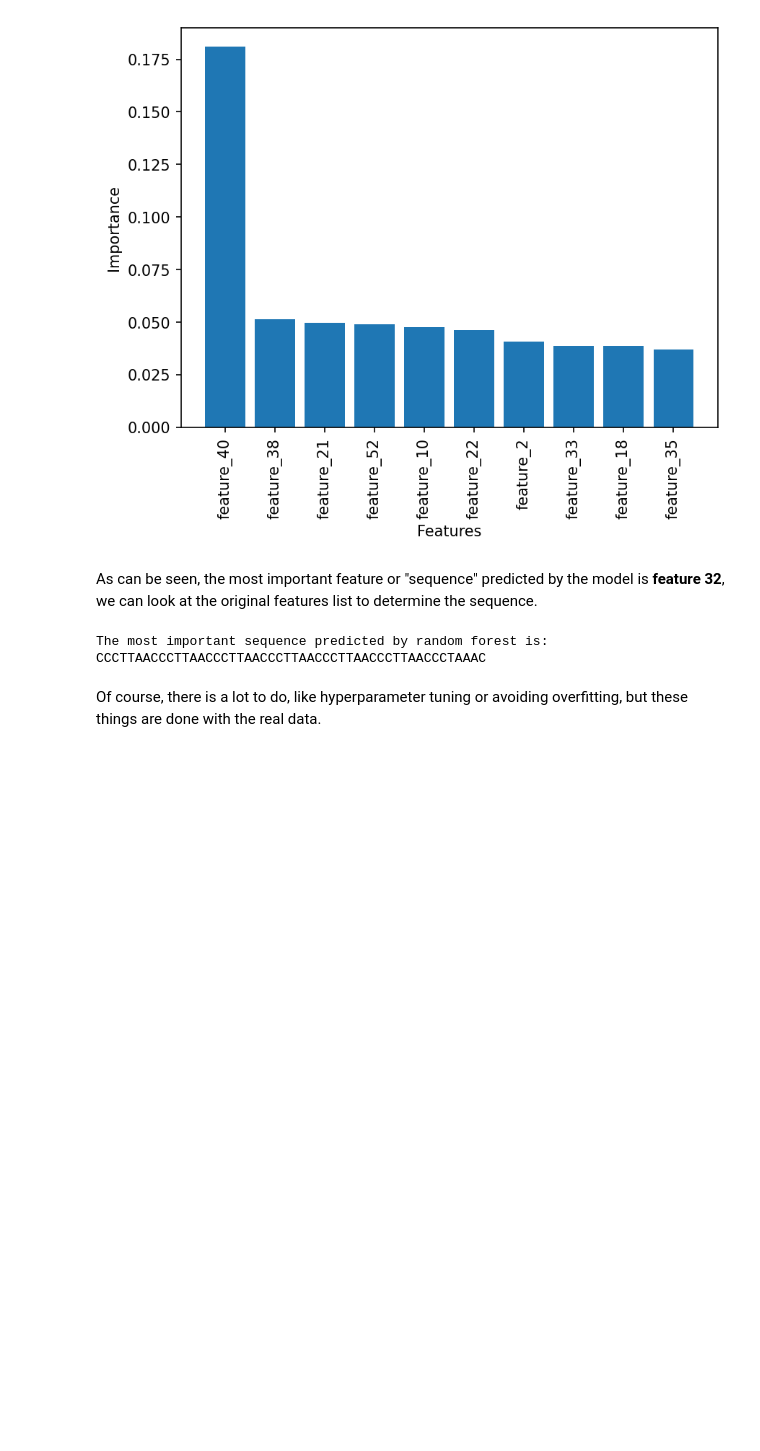
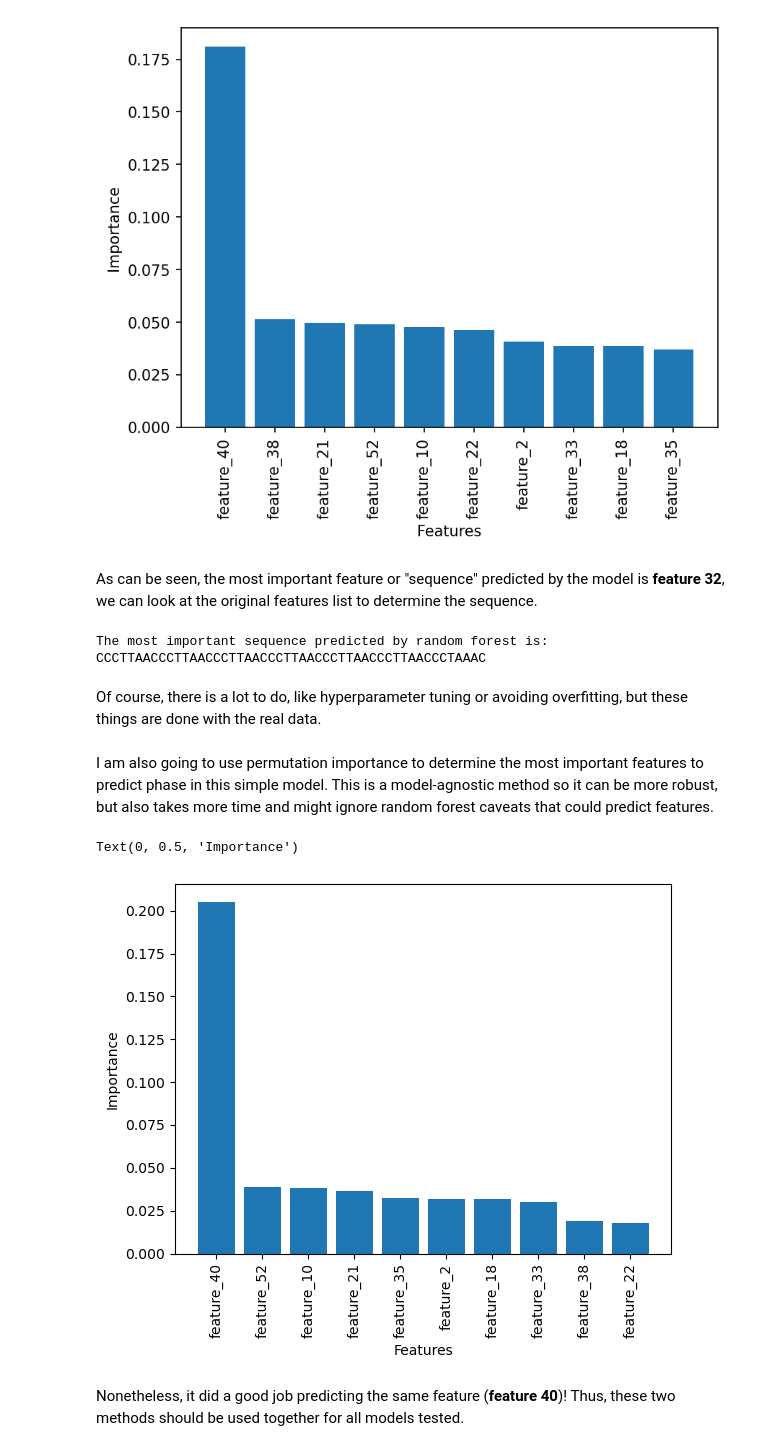
Before and after one commit to joanmanbar/CSCI5461_2023_FinalProject, a Jupyter notebook: Random_Forest.ipynb, the cells around one changed output. Drawn from its saved outputs; the diff is of its cells as text; code cells hidden in the pictures; blank space fills up the shorter version.

Commit message:
Random Forest

```diff
--- a/Random_Forest.ipynb
+++ b/Random_Forest.ipynb
@@ -235,3 +235,30 @@ print("The most important sequence predicted by random forest is: ", sequence)
 The most important sequence predicted by random forest is:  CCCTTAACCCTTAACCCTTAACCCTTAACCCTTAACCCTTAACCCTAAAC
 # %% [markdown]
 Of course, there is a lot to do, like hyperparameter tuning or avoiding overfitting, but these things are done with the real data.
+# %% [markdown]
+I am also going to use permutation importance to determine the most important features to predict phase in this simple model. This is a model-agnostic method so it can be more robust, but also takes more time and might ignore random forest caveats that could predict features.
+# %%
+# Using permutation importance to get the most important features
+
+from sklearn.inspection import permutation_importance
+
+r = permutation_importance(estimator=Rf, X=X_train, y=y_train, n_repeats=10, random_state=7)
+# %%
+# Getting the names of the features
+feature_names = df_one_hot.columns[1:]
+
+# Getting the mean importances and sorted indexes
+mean_importances = r.importances_mean
+sorted_idx = r.importances_mean.argsort()[::-1]
+
+
+# Plotting the feature importance
+plt.bar(feature_names[sorted_idx[:10]],mean_importances[sorted_idx[:10]])
+plt.xlabel('Features')
+plt.xticks(rotation=90)
+plt.ylabel('Importance')
+# %% [output]
+Text(0, 0.5, 'Importance')
+[figure, added]
+# %% [markdown]
+Nonetheless, it did a good job predicting the same feature (**feature 40**)! Thus, these two methods should be used together for all models tested.
```
Also changed, not shown: parts of 1 cell of this notebook.
